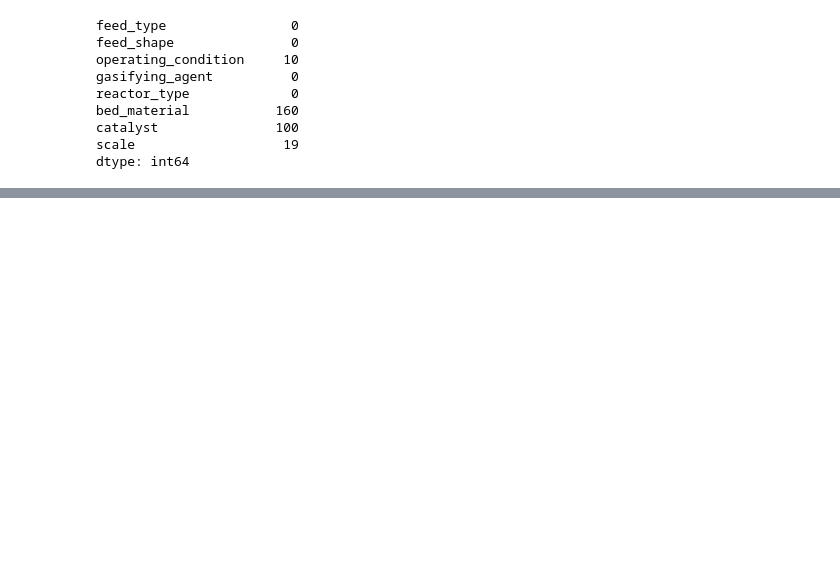
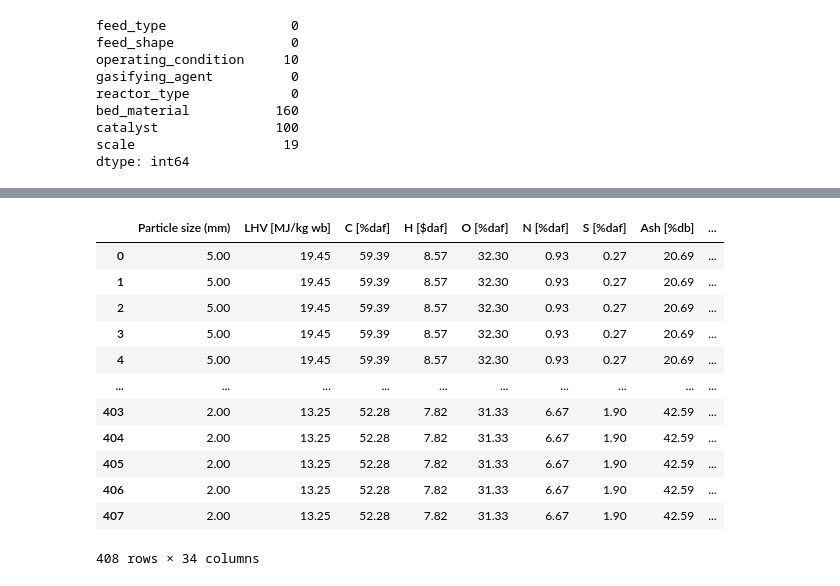
Before and after one commit to kittyoomm/Biomass-Gasification, a Jupyter notebook: Data_preprocessing.ipynb, the cells around one changed output, grey strips where cells are left out. Drawn from its saved outputs; the diff is of its cells as text; code cells hidden in the pictures; blank space fills up the shorter version.

Commit message:
Data preprocessing done

```diff
--- a/Data_preprocessing.ipynb
+++ b/Data_preprocessing.ipynb
@@ -196,9 +198,18 @@ Categorical of Scale (lab/pilot) are: ['pilot-scale (400 kW_th)' 'pilot-scale (5
 # %%
+#Create dataframe for preprocessed categorical input data
 input_cat_preprocessed = clean_input_cat.copy()
 
-input_cat_preprocessed['Operating condition (Batch/Continuous)'] = input_cat_preprocessed['Operating condition (Batch/Continuous)'].fillna(input_cat_preprocessed['Operating condition (Batch/Continuous)'].mode().iloc[0])
+#Treat and fill missing data
+input_cat_preprocessed['Operation (Batch/Continuous)'] = input_cat_preprocessed['Operation (Batch/Continuous)'].fillna(input_cat_preprocessed['Operation (Batch/Continuous)'].mode().iloc[0])
 
 input_cat_preprocessed['Gasifying agent'] = input_cat_preprocessed['Gasifying agent'].replace('air + steam', 'air/steam')
+
+input_cat_preprocessed['Reactor type'] = input_cat_preprocessed['Reactor type'].replace(['horizontal tube', 'bubbling fluidised bed'], 'fluidised bed')
+
+input_cat_preprocessed['Bed material'] = input_cat_preprocessed['Bed material'].replace('alumina ', 'alumina')
+input_cat_preprocessed['Bed material'] = input_cat_preprocessed['Bed material'].replace('sand', 'silica')
+input_cat_preprocessed['Bed material'] = input_cat_preprocessed['Bed material'].replace('dolomite', 'other')
+input_cat_preprocessed['Bed material'] = input_cat_preprocessed['Bed material'].fillna(input_cat_preprocessed['Bed material'].mode().iloc[0])
 
 input_cat_preprocessed['Catalyst (Y/N)'] = input_cat_preprocessed['Catalyst (Y/N)'].fillna(input_cat_preprocessed['Catalyst (Y/N)'].mode().iloc[0])
 
@@ -229,0 +305,20 @@ dtype: int64
+# %%
+#imputation for Sulphur content (S)
+for index, row in input_cont_preprocessed.iterrows():
+    # Extract the values of C, H, O, and N
+    C = row['C']
+    H = row['H']
+    O = row['O']
+    N = row['N']
+
+    # Calculate S
+    S = 100 - (C + H + O + N)
+
+    # Impute S if it is NaN
+    if pd.isna(row['S']):
+        input_cont_preprocessed.at[index, 'S'] = S
+
+#imputation for Equivalence Ratio (ER)
+input_cont_preprocessed['ER'] = input_cont_preprocessed['ER'].fillna(0.3)
+
+input_cont_preprocessed.describe()
@@ -229,0 +335,20 @@ dtype: int64
+# %%
+
+input_cont_preprocessed.columns = ['Particle size (mm)', 'LHV [MJ/kg wb]', 'C [%daf]', 'H [$daf]', 'O [%daf]', 'N [%daf]', 'S [%daf]', 'Ash [%db]', 'Moisture [%wb]', 'Temperature [°C]', 'ER']
+
+treated_input = pd.concat([input_cont_preprocessed, input_cat_encoded], axis=1)
+treated_input
+# %% [output]
+|  | Particle size (mm) | LHV [MJ/kg wb] | C [%daf] | H [$daf] | O [%daf] | N [%daf] | S [%daf] | Ash [%db] | ... |
+| 0 | 5.00 | 19.45 | 59.39 | 8.57 | 32.30 | 0.93 | 0.27 | 20.69 | ... |
+| 1 | 5.00 | 19.45 | 59.39 | 8.57 | 32.30 | 0.93 | 0.27 | 20.69 | ... |
+| 2 | 5.00 | 19.45 | 59.39 | 8.57 | 32.30 | 0.93 | 0.27 | 20.69 | ... |
+| 3 | 5.00 | 19.45 | 59.39 | 8.57 | 32.30 | 0.93 | 0.27 | 20.69 | ... |
+| 4 | 5.00 | 19.45 | 59.39 | 8.57 | 32.30 | 0.93 | 0.27 | 20.69 | ... |
+| ... | ... | ... | ... | ... | ... | ... | ... | ... | ... |
+| 403 | 2.00 | 13.25 | 52.28 | 7.82 | 31.33 | 6.67 | 1.90 | 42.59 | ... |
+| 404 | 2.00 | 13.25 | 52.28 | 7.82 | 31.33 | 6.67 | 1.90 | 42.59 | ... |
+| 405 | 2.00 | 13.25 | 52.28 | 7.82 | 31.33 | 6.67 | 1.90 | 42.59 | ... |
+| 406 | 2.00 | 13.25 | 52.28 | 7.82 | 31.33 | 6.67 | 1.90 | 42.59 | ... |
+| 407 | 2.00 | 13.25 | 52.28 | 7.82 | 31.33 | 6.67 | 1.90 | 42.59 | ... |
+408 rows × 34 columns
```
Also changed, not shown: parts of 19 cells of this notebook, 1 other file.
